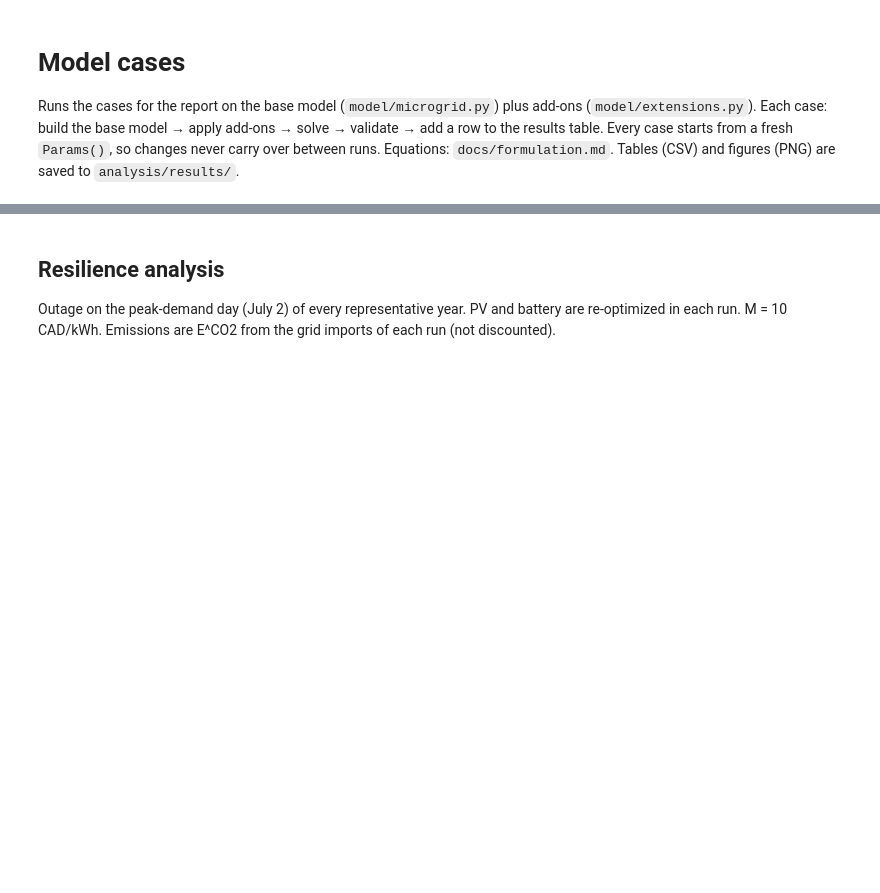
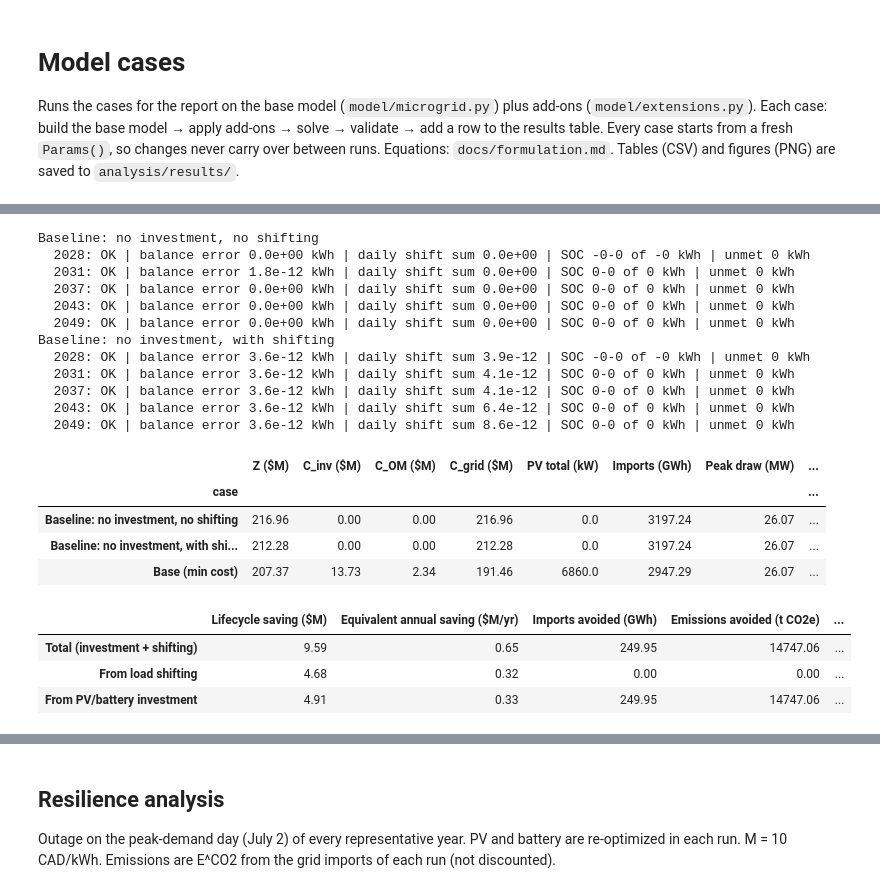
Before and after one commit to y3jian/MSE332-Energy-Project, a Jupyter notebook: analysis/run_cases.ipynb, the cells around one changed output, grey strips where cells are left out. Cells and saved outputs as stored; diff of their text form; code cells hidden in the pictures; blank space fills up the shorter version.

```diff
--- a/analysis/run_cases.ipynb
+++ b/analysis/run_cases.ipynb
@@ -130,0 +186,39 @@ objectives.round(2).T
+# %%
+bl0, _ = run("Baseline: no investment, no shifting", Params(phi=0.0), baseline=True)
+bl1, _ = run("Baseline: no investment, with shifting", baseline=True)
+baseline_tbl = pd.DataFrame([bl0, bl1, base]).set_index("case")
+AF = sum(Params().D(a) for a in range(2028, 2053))
+parts = {"Total (investment + shifting)": (bl0, base), "From load shifting": (bl0, bl1),
+         "From PV/battery investment": (bl1, base)}
+savings = pd.DataFrame({name: {
+    "Lifecycle saving ($M)": a["Z ($M)"] - b["Z ($M)"],
+    "Equivalent annual saving ($M/yr)": (a["Z ($M)"] - b["Z ($M)"]) / AF,
+    "Imports avoided (GWh)": a["Imports (GWh)"] - b["Imports (GWh)"],
+    "Emissions avoided (t CO2e)": a["Emissions (t CO2e)"] - b["Emissions (t CO2e)"],
+    "Peak reduction (MW)": a["Peak draw (MW)"] - b["Peak draw (MW)"]} for name, (a, b) in parts.items()}).T
+baseline_tbl.to_csv(OUT / "baseline.csv"); savings.to_csv(OUT / "baseline_savings.csv")
+display(baseline_tbl[["Z ($M)", "C_inv ($M)", "C_OM ($M)", "C_grid ($M)", "PV total (kW)", "Imports (GWh)",
+                      "Peak draw (MW)", "Emissions (t CO2e)"]].round(2))
+savings.round(2)
+# %% [output]
+Baseline: no investment, no shifting
+  2028: OK | balance error 0.0e+00 kWh | daily shift sum 0.0e+00 | SOC -0-0 of -0 kWh | unmet 0 kWh
+  2031: OK | balance error 1.8e-12 kWh | daily shift sum 0.0e+00 | SOC 0-0 of 0 kWh | unmet 0 kWh
+  2037: OK | balance error 0.0e+00 kWh | daily shift sum 0.0e+00 | SOC 0-0 of 0 kWh | unmet 0 kWh
+  2043: OK | balance error 0.0e+00 kWh | daily shift sum 0.0e+00 | SOC 0-0 of 0 kWh | unmet 0 kWh
+  2049: OK | balance error 0.0e+00 kWh | daily shift sum 0.0e+00 | SOC 0-0 of 0 kWh | unmet 0 kWh
+Baseline: no investment, with shifting
+  2028: OK | balance error 3.6e-12 kWh | daily shift sum 3.9e-12 | SOC -0-0 of -0 kWh | unmet 0 kWh
+  2031: OK | balance error 3.6e-12 kWh | daily shift sum 4.1e-12 | SOC 0-0 of 0 kWh | unmet 0 kWh
+  2037: OK | balance error 3.6e-12 kWh | daily shift sum 4.1e-12 | SOC 0-0 of 0 kWh | unmet 0 kWh
+  2043: OK | balance error 3.6e-12 kWh | daily shift sum 6.4e-12 | SOC 0-0 of 0 kWh | unmet 0 kWh
+  2049: OK | balance error 3.6e-12 kWh | daily shift sum 8.6e-12 | SOC 0-0 of 0 kWh | unmet 0 kWh
+|  | Z ($M) | C_inv ($M) | C_OM ($M) | C_grid ($M) | PV total (kW) | Imports (GWh) | Peak draw (MW) | ... |
+| case |  |  |  |  |  |  |  | ... |
+| Baseline: no investment, no shifting | 216.96 | 0.00 | 0.00 | 216.96 | 0.0 | 3197.24 | 26.07 | ... |
+| Baseline: no investment, with shi... | 212.28 | 0.00 | 0.00 | 212.28 | 0.0 | 3197.24 | 26.07 | ... |
+| Base (min cost) | 207.37 | 13.73 | 2.34 | 191.46 | 6860.0 | 2947.29 | 26.07 | ... |
+|  | Lifecycle saving ($M) | Equivalent annual saving ($M/yr) | Imports avoided (GWh) | Emissions avoided (t CO2e) | ... |
+| Total (investment + shifting) | 9.59 | 0.65 | 249.95 | 14747.06 | ... |
+| From load shifting | 4.68 | 0.32 | 0.00 | 0.00 | ... |
+| From PV/battery investment | 4.91 | 0.33 | 249.95 | 14747.06 | ... |
```
Also changed, not shown: parts of 22 cells of this notebook, 15 other files.
